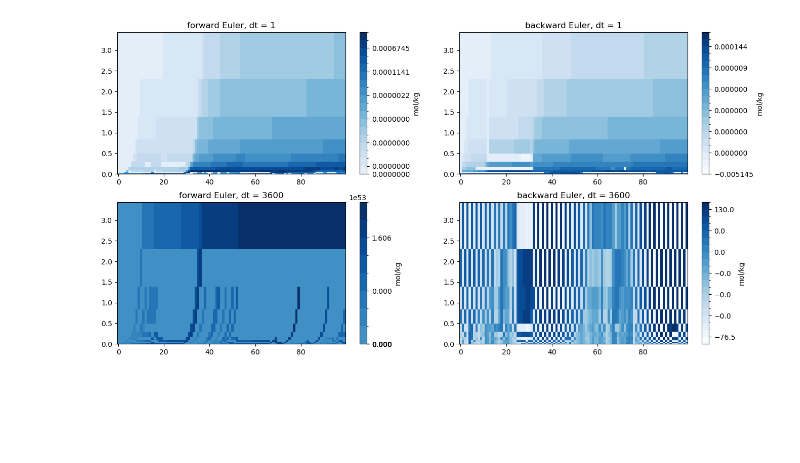
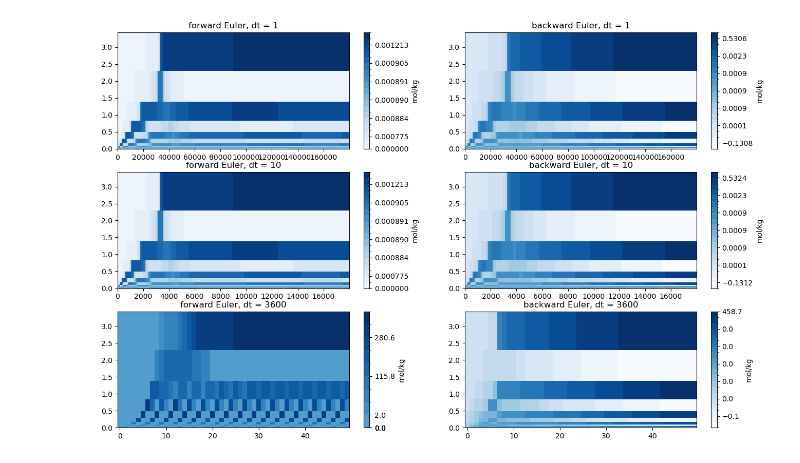
Before and after one commit to ypwong22/erw_scripts, a Jupyter notebook: test_advection/main2.ipynb, the cells around one changed output. Cells and saved outputs as stored; diff of their text form; code cells hidden in the pictures; blank space fills up the shorter version.

```diff
--- a/test_advection/main2.ipynb
+++ b/test_advection/main2.ipynb
@@ -7,13 +7,16 @@ import os
 import matplotlib.pyplot as plt
 from matplotlib.colors import BoundaryNorm
 import itertools as it
+from tqdm import tqdm
 
 zsoii = np.array([0, 0.0175, 0.0451, 0.0906, 0.1655, 0.2891, 0.4929, 0.8289,
                 1.3828, 2.2961, 3.8019])
 zsoi = np.array([0.007100635, 0.027925, 0.06225858, 0.1188651, 0.2121934,
                 0.3660658, 0.6197585, 1.038027, 1.727635, 2.864607])
-#zsoii = np.arange(0, 1.01, 0.1)
-#zsoi = np.arange(0.05, 0.96, 0.1)
+"""
+zsoii = np.linspace(0, 1, 11)
+zsoi = np.convolve(zsoii, [0.5,0.5], mode = 'valid')
+"""
 dz = np.diff(zsoii)
 
 # number of soil layers
@@ -150,13 +126,32 @@ for dt in [1,3600]:
 # %%
-fig, axes = plt.subplots(2, 2, figsize = (16, 8))
-for i,(dt,euler) in enumerate(it.product([1,3600], ['forward','backward'])):
+# constant flow rate (m/s)
+q_int = np.ones(nlevsoi+1) * 1e-4
+
+# constant soil moisture
+h2osoi = np.ones(nlevsoi) * 0.4
+
+# size of time step
+length = 3600*50
+result_all = {}
+for dt, euler in tqdm(it.product([1, 10, 3600], ['forward','backward'])):
+        c_prev = c0
+        result = np.full([length//dt, nlevsoi], np.nan)
+        for t in range(length//dt):
+            result[t, :] = a_step(c_prev, q_int, h2osoi, watsat, sourcesink, d0, dt,
+                                  euler) # q_int[t,:], h2osoi[t,:]
+            c_prev = result[t, :]
+
+        result_all[(dt,euler)] = result
+
+fig, axes = plt.subplots(3, 2, figsize = (16, 10))
+for i,(dt,euler) in enumerate(it.product([1, 10, 3600], ['forward','backward'])):
     ax = axes.flat[i]
     result = result_all[(dt,euler)]
-    cf = ax.pcolormesh(np.arange(100), zsoi, result.T,
+    cf = ax.pcolormesh(np.arange(length//dt), zsoi, result.T,
                         norm = BoundaryNorm(np.percentile(result.reshape(-1), np.arange(0,101,5)),
                                             ncolors = 256), cmap = 'Blues')
     plt.colorbar(cf, ax = ax, label = 'mol/kg')
     ax.set_title(f'{euler} Euler, dt = {dt}')
 plt.savefig('test_main2.png')
 # %% [output]
-[figure, old version]
+[figure, new version]
```
Also changed, not shown: parts of 4 cells of this notebook, 3 other files.
